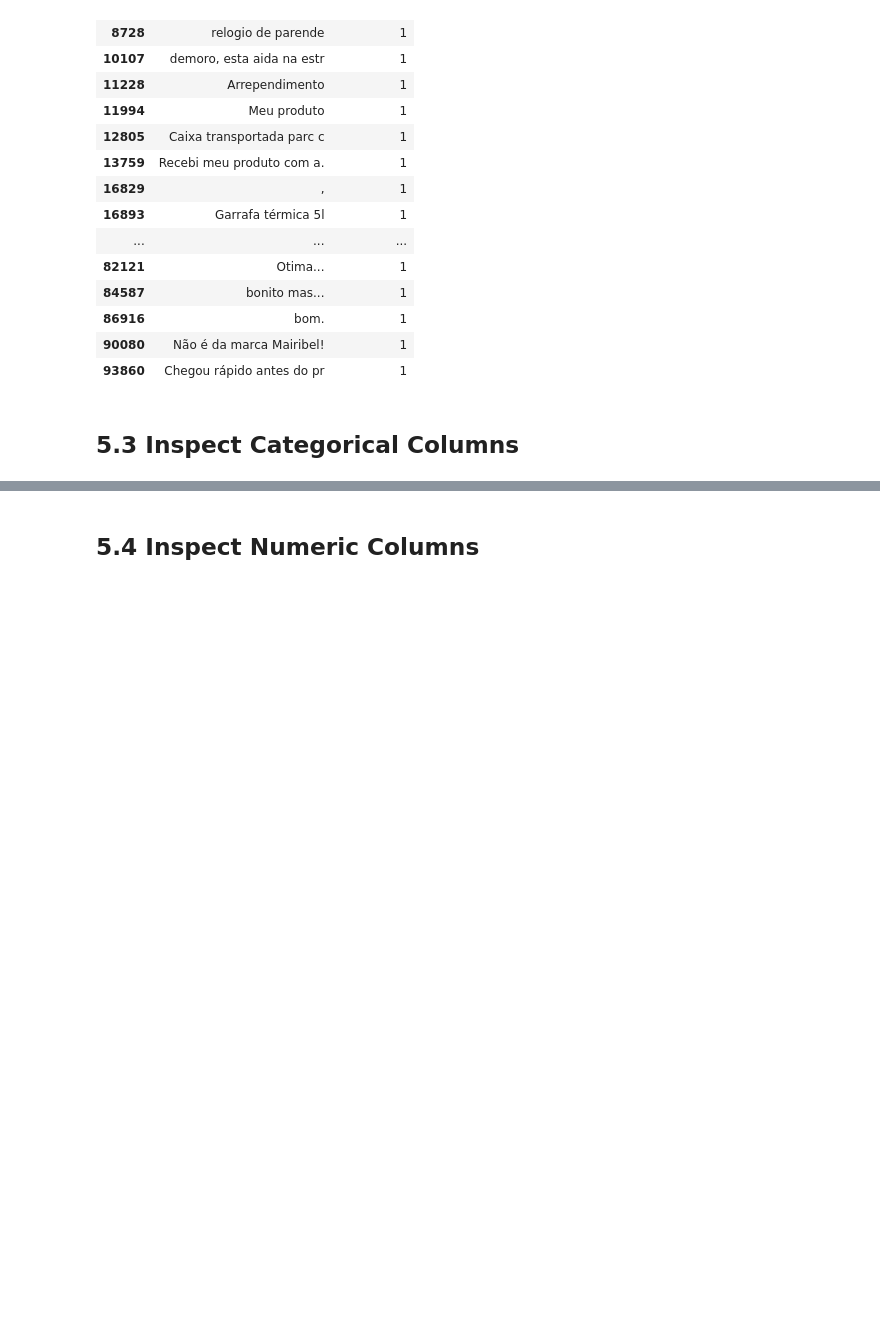
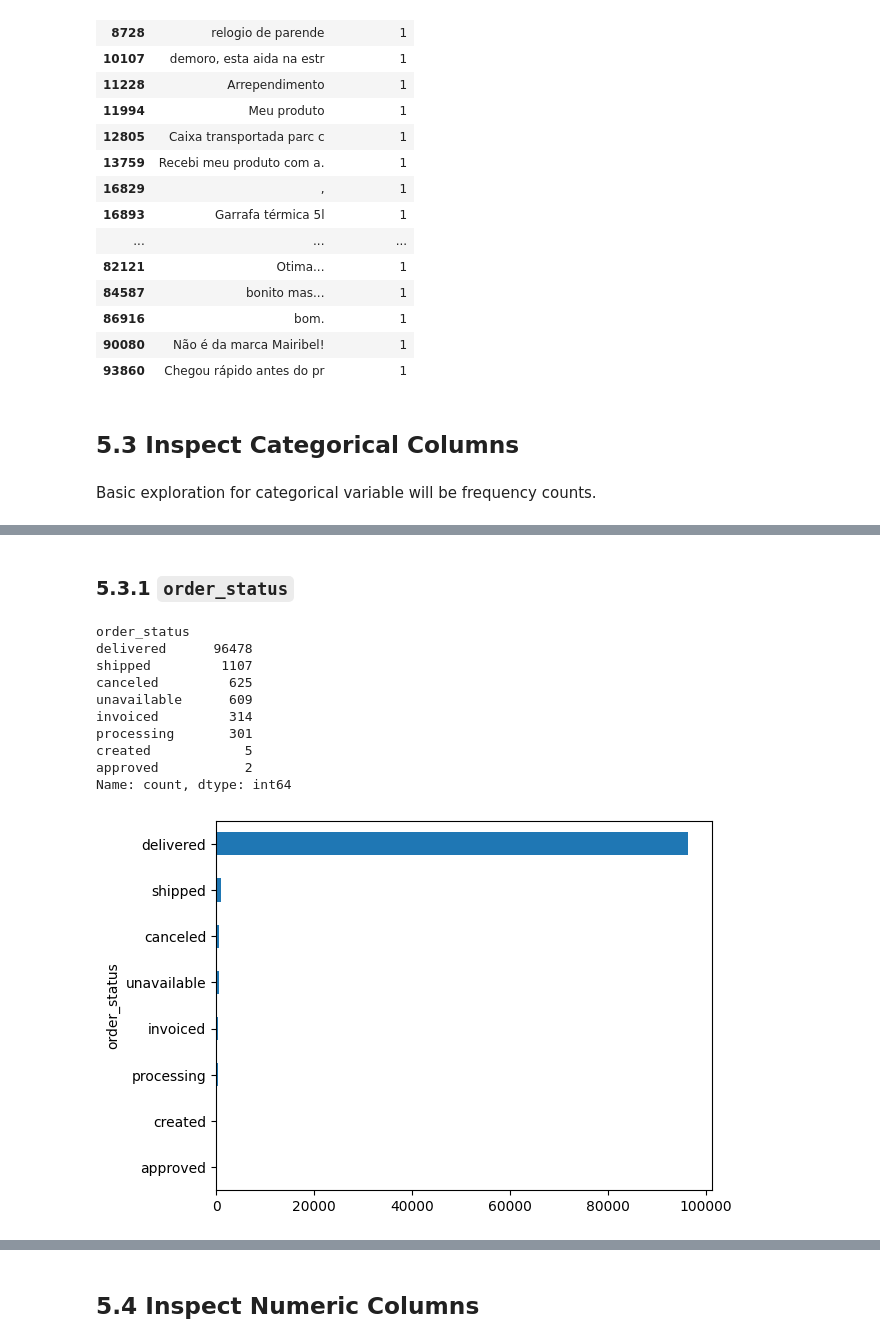
Before and after one commit to vmichael89/cf-brazilian-ecommerce-olist, a Jupyter notebook: notebooks/cleaning_exploration.ipynb, the cells around one changed output, grey strips where cells are left out. Cells and saved outputs as stored; diff of their text form; code cells hidden in the pictures; blank space fills up the shorter version.

```diff
--- a/notebooks/cleaning_exploration.ipynb
+++ b/notebooks/cleaning_exploration.ipynb
@@ -1356,9 +1614,28 @@ ddd[ddd["sentiment"]==1]
 | 93860 | Chegou rápido antes do pr | 1 |
 # %% [markdown]
 ## 5.3 Inspect Categorical Columns
+# %% [markdown]
+Basic exploration for categorical variable will be frequency counts.
 # %%
 df_summaries["categorical"]
 # %% [output]
 |  | table | column | count | unique_count | duplicated_count | missing_values | subtype | mode | ... |
 | 12 | orders | order_status | 99441 | 8 | 99433 | 0 | nominal | delivered | ... |
 | 27 | order_payments | payment_type | 103886 | 5 | 103881 | 0 | nominal | credit_card | ... |
+# %% [markdown]
+### 5.3.1 `order_status`
+# %%
+db["orders"]["order_status"].value_counts()[::-1].plot.barh()
+db["orders"]["order_status"].value_counts()
+# %% [output]
+order_status
+delivered      96478
+shipped         1107
+canceled         625
+unavailable      609
+invoiced         314
+processing       301
+created            5
+approved           2
+Name: count, dtype: int64
+[figure, added]
```
Also changed, not shown: parts of 31 cells of this notebook.
